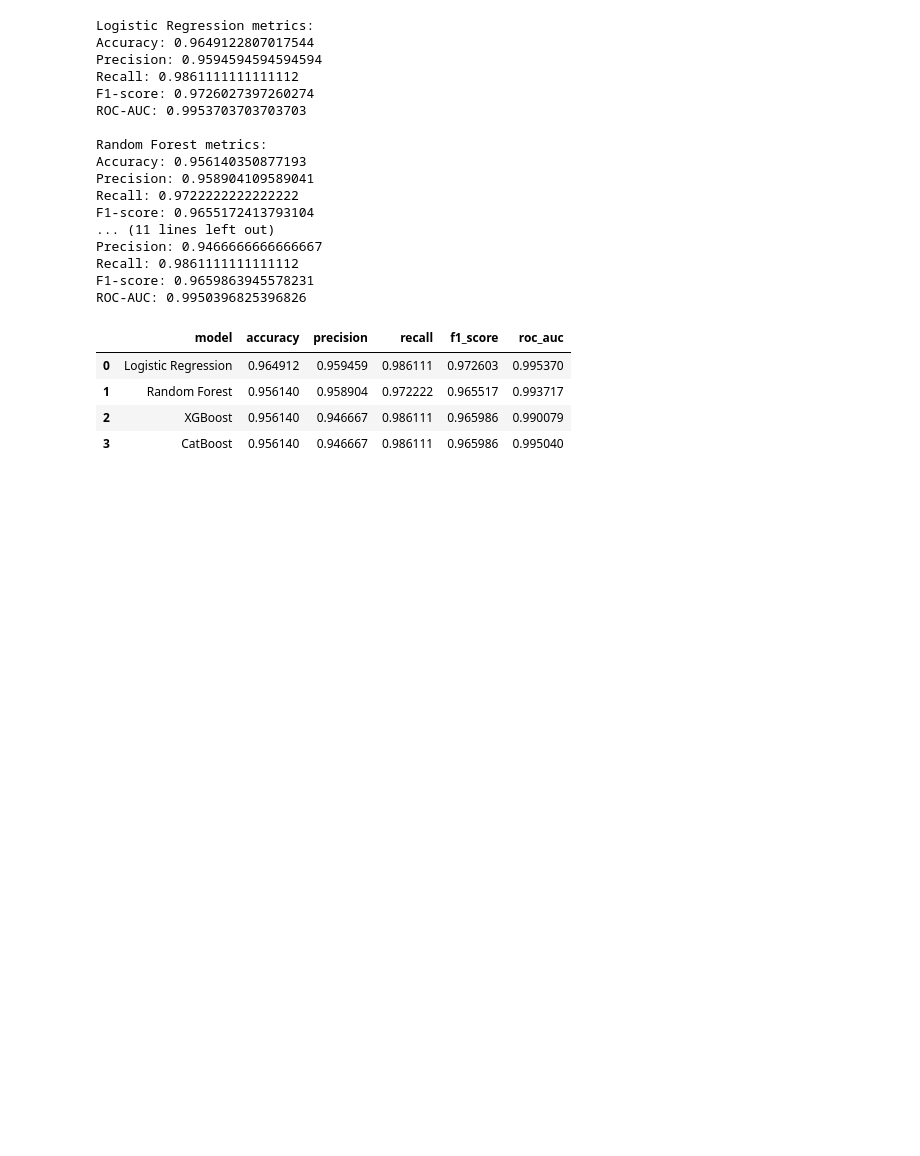
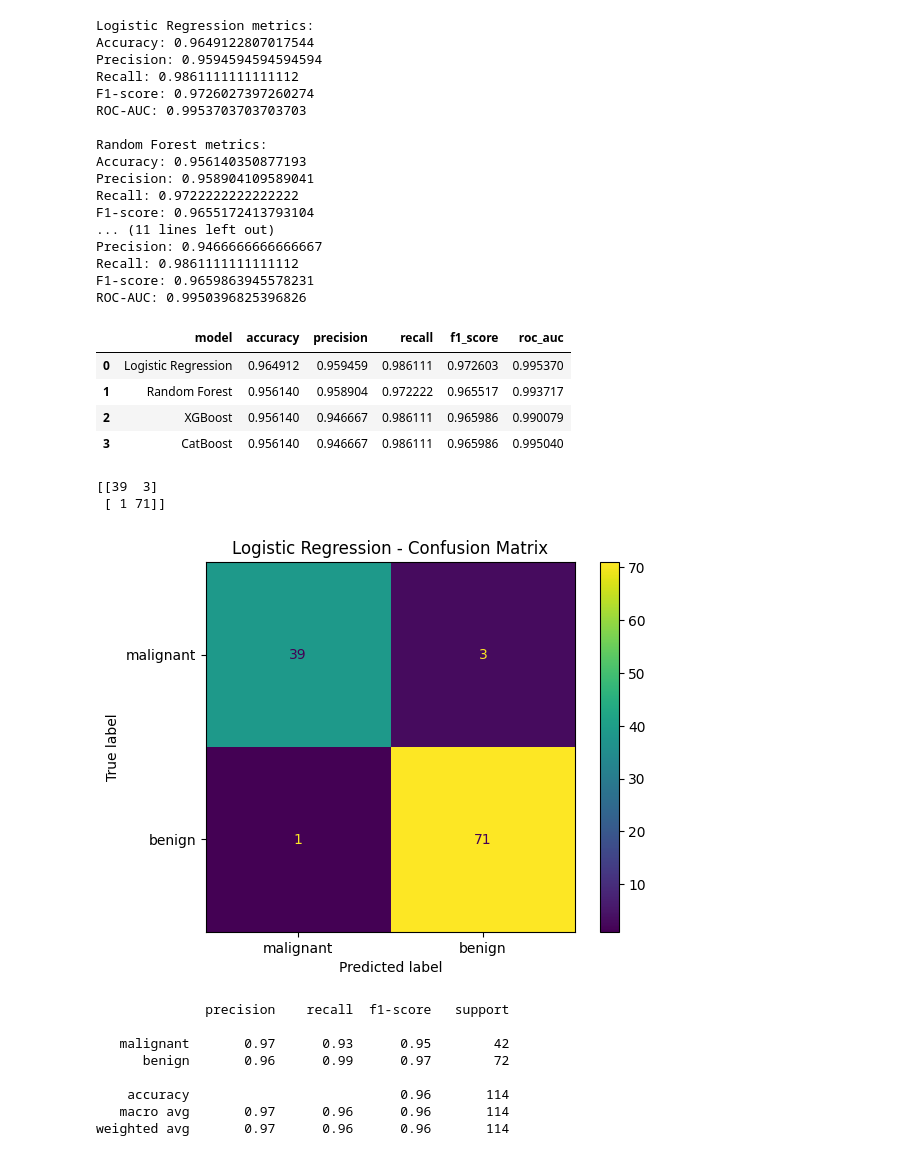
Before and after one commit to Zimny15/Classification_models_in_unbalanced_data_conditions, a Jupyter notebook: Notebooks/baseline_experiment.ipynb, the cells around one changed output. Cells and saved outputs as stored; diff of their text form; code cells hidden in the pictures; blank space fills up the shorter version.

```diff
--- a/Notebooks/baseline_experiment.ipynb
+++ b/Notebooks/baseline_experiment.ipynb
@@ -201,0 +205,25 @@ results_df
+# %%
+logistic_regression_confusion_matrix = confusion_matrix(y_test, logistic_regression_predictions)
+print(logistic_regression_confusion_matrix)
+
+logistic_regression_display = ConfusionMatrixDisplay(
+    confusion_matrix=logistic_regression_confusion_matrix,
+    display_labels=data.target_names
+)
+
+logistic_regression_display.plot()
+plt.title("Logistic Regression - Confusion Matrix")
+plt.show()
+print(classification_report(y_test, logistic_regression_predictions, target_names=data.target_names))
+# %% [output]
+[[39  3]
+ [ 1 71]]
+[figure, added]
+              precision    recall  f1-score   support
+
+   malignant       0.97      0.93      0.95        42
+      benign       0.96      0.99      0.97        72
+
+    accuracy                           0.96       114
+   macro avg       0.97      0.96      0.96       114
+weighted avg       0.97      0.96      0.96       114
```
Also changed, not shown: parts of 2 cells of this notebook.
